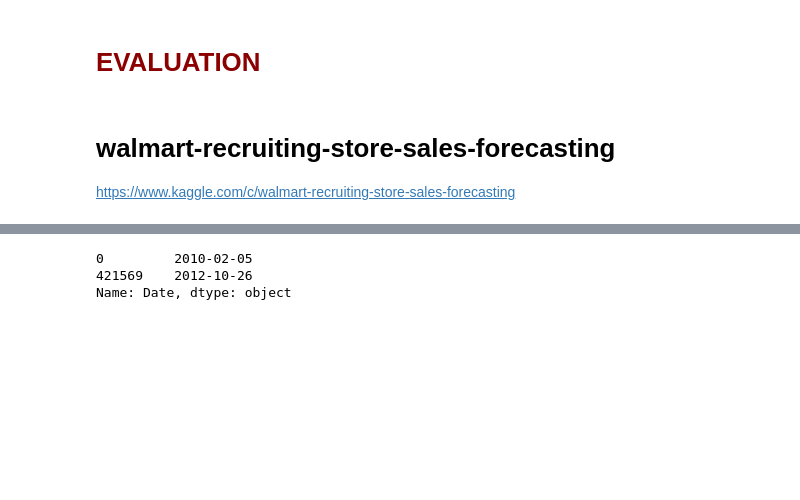
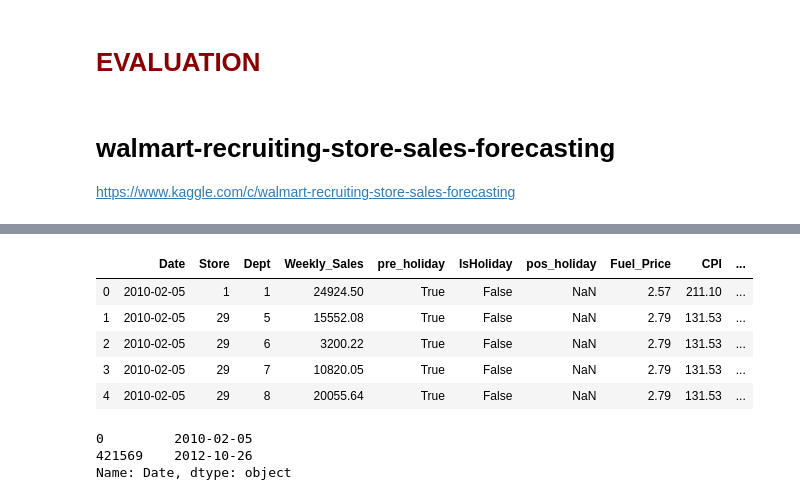
Before and after one commit to talestsp/walmart-recruiting-store-sales-forecasting, a Jupyter notebook: notebooks/exploration/ML - Focasting.ipynb, the cells around one changed output, grey strips where cells are left out. Drawn from its saved outputs; the diff is of its cells as text; code cells hidden in the pictures; blank space fills up the shorter version.

```diff
--- a/notebooks/exploration/ML - Focasting.ipynb
+++ b/notebooks/exploration/ML - Focasting.ipynb
@@ -65,5 +65,14 @@ cols = ['Date', 'Store', 'Dept', 'Weekly_Sales', 'pre_holiday', 'IsHoliday', 'po
 
 train = train[cols]
+# %%
+train.head()
+# %% [output]
+|  | Date | Store | Dept | Weekly_Sales | pre_holiday | IsHoliday | pos_holiday | Fuel_Price | CPI | ... |
+| 0 | 2010-02-05 | 1 | 1 | 24924.50 | True | False | NaN | 2.57 | 211.10 | ... |
+| 1 | 2010-02-05 | 29 | 5 | 15552.08 | True | False | NaN | 2.79 | 131.53 | ... |
+| 2 | 2010-02-05 | 29 | 6 | 3200.22 | True | False | NaN | 2.79 | 131.53 | ... |
+| 3 | 2010-02-05 | 29 | 7 | 10820.05 | True | False | NaN | 2.79 | 131.53 | ... |
+| 4 | 2010-02-05 | 29 | 8 | 20055.64 | True | False | NaN | 2.79 | 131.53 | ... |
 # %%
 train["Date"].head(1).append(train["Date"].tail(1))
 # %% [output]
```
Also changed, not shown: parts of 15 cells of this notebook, 3 other files.
